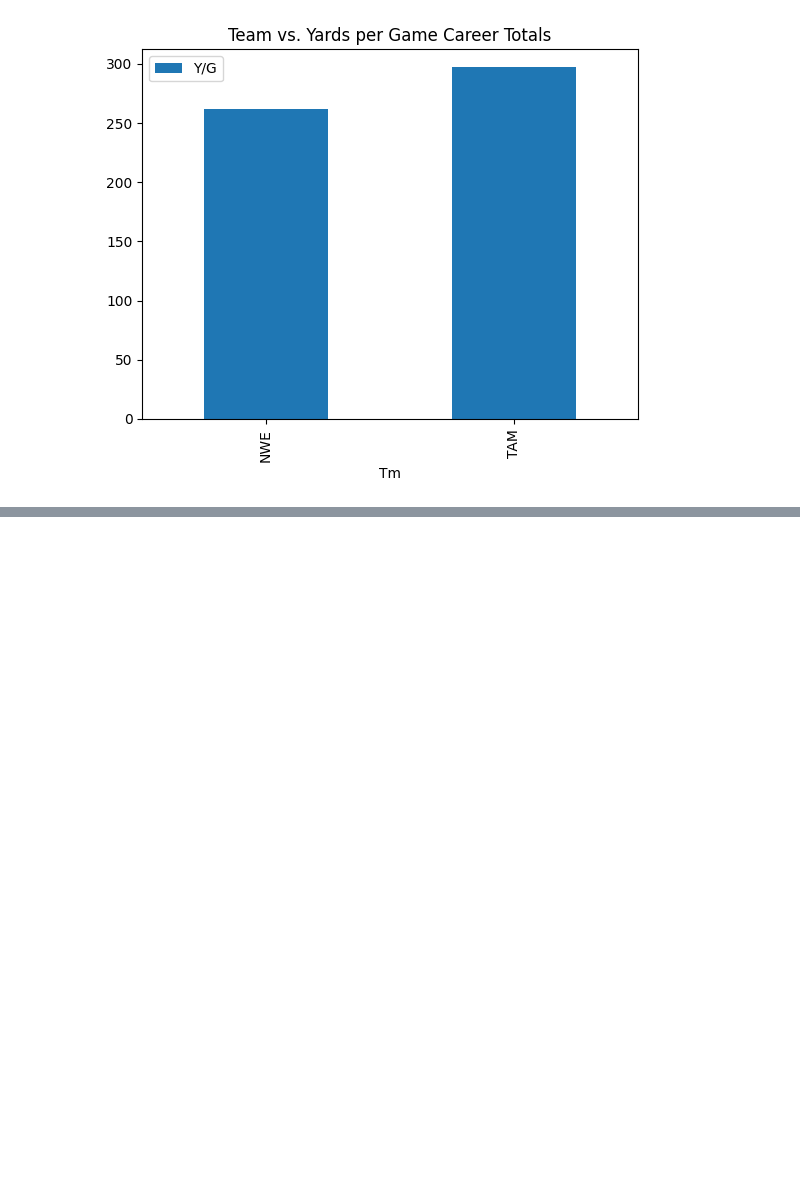
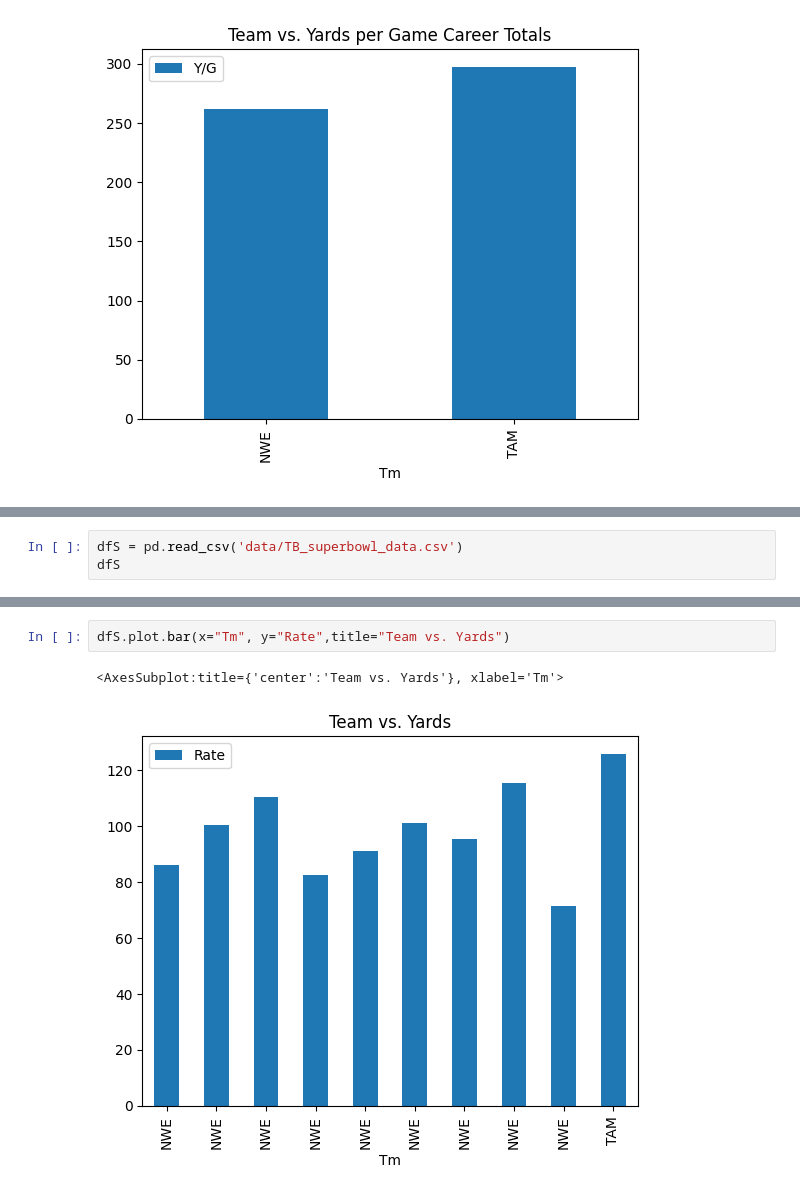
Before and after one commit to tandeUMICH/MDST_Tom_Brady, a Jupyter notebook: EDA.ipynb, the cells around one changed output, grey strips where cells are left out. Drawn from its saved outputs; the diff is of its cells as text; blank space fills up the shorter version.

```diff
--- a/EDA.ipynb
+++ b/EDA.ipynb
@@ -46,0 +63,3 @@ df2.plot.bar(x = "Year", y="Y/G", title="Year vs. Yards per Game", ylabel="Yards
+# %%
+dfS = pd.read_csv('data/TB_superbowl_data.csv')
+dfS
@@ -46,0 +78,5 @@ df2.plot.bar(x = "Year", y="Y/G", title="Year vs. Yards per Game", ylabel="Yards
+# %%
+dfS.plot.bar(x="Tm", y="Rate",title="Team vs. Yards")
+# %% [output]
+<AxesSubplot:title={'center':'Team vs. Yards'}, xlabel='Tm'>
+[figure, added]
```
Also changed, not shown: parts of 11 cells of this notebook, 3 other files.
